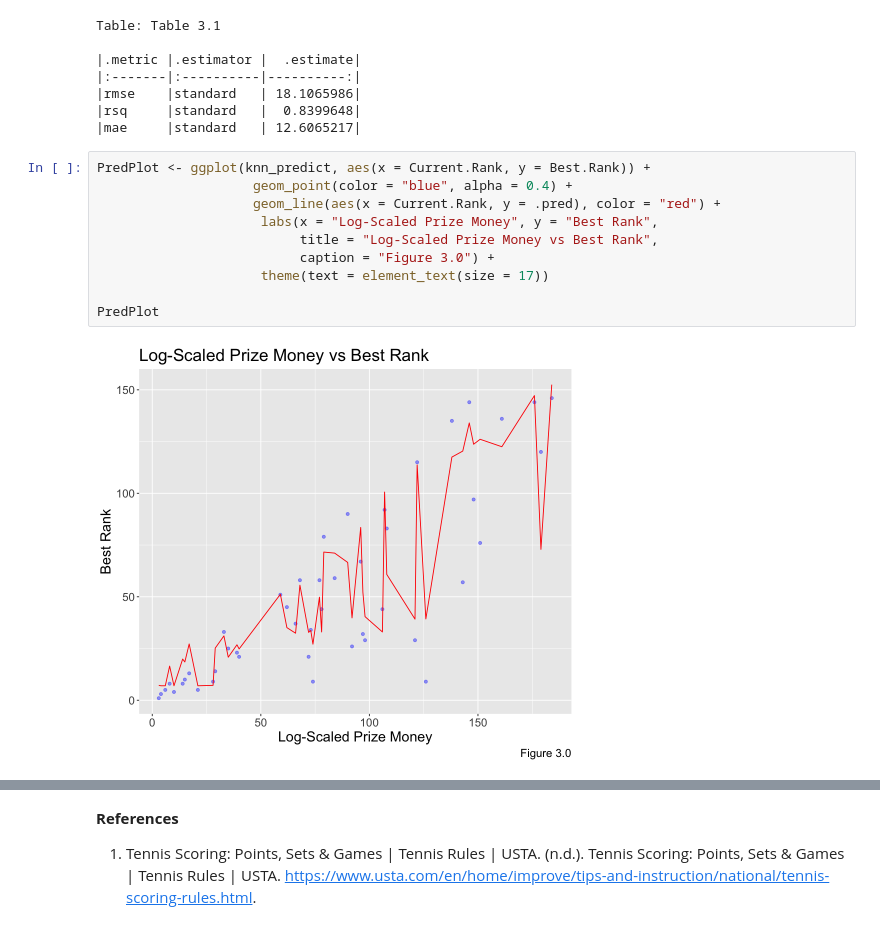
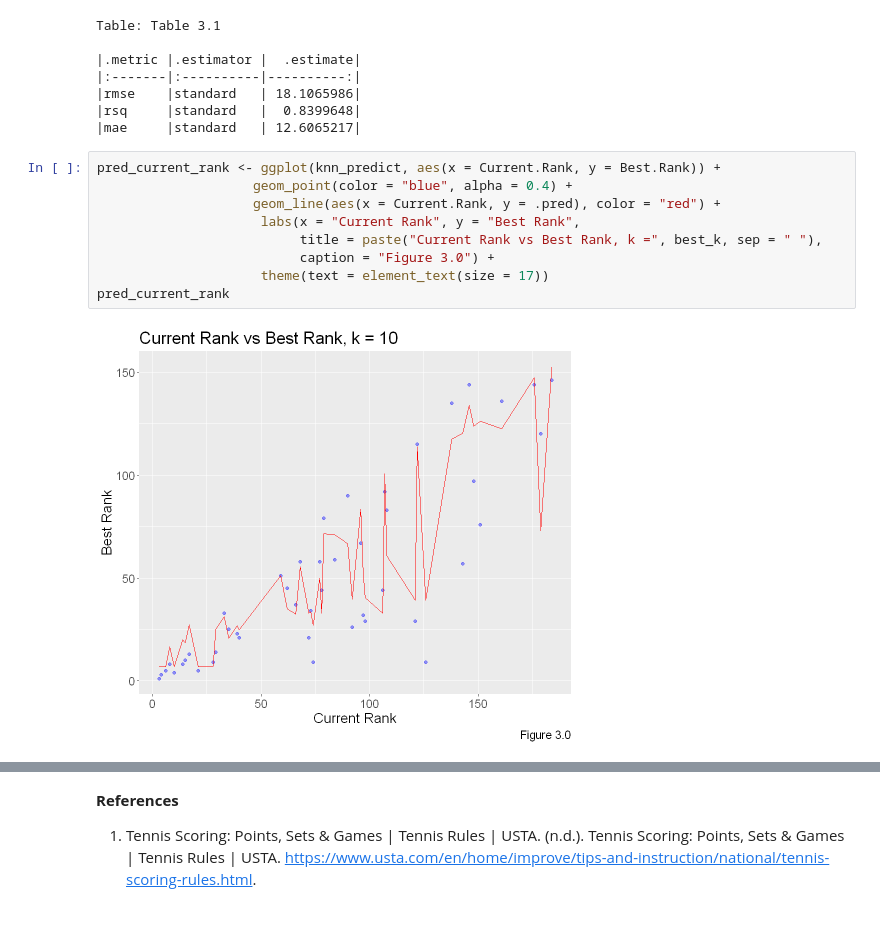
Before and after one commit to GuacamoleL0ver/DSCI100Group47, a Jupyter notebook: ProjectLM.ipynb, the cells around one changed output, grey strips where cells are left out. Cells and saved outputs as stored; diff of their text form.

Commit message:
Added the necessary plots.
These plots represent predictions.

```diff
--- a/ProjectLM.ipynb
+++ b/ProjectLM.ipynb
@@ -262,14 +264,13 @@ Table: Table 3.1
 |rsq     |standard   |  0.8399648|
 |mae     |standard   | 12.6065217|
 # %%
-PredPlot <- ggplot(knn_predict, aes(x = Current.Rank, y = Best.Rank)) +
+pred_current_rank <- ggplot(knn_predict, aes(x = Current.Rank, y = Best.Rank)) +
                     geom_point(color = "blue", alpha = 0.4) +
                     geom_line(aes(x = Current.Rank, y = .pred), color = "red") +
-                     labs(x = "Log-Scaled Prize Money", y = "Best Rank",
-                          title = "Log-Scaled Prize Money vs Best Rank",
+                     labs(x = "Current Rank", y = "Best Rank",
+                          title = paste("Current Rank vs Best Rank, k =", best_k, sep = " "),
                           caption = "Figure 3.0") +
                      theme(text = element_text(size = 17))
-
-PredPlot
+pred_current_rank
 # %% [output]
-[figure, old version]
+[figure, new version]
```
Also changed, not shown: parts of 11 cells of this notebook.
